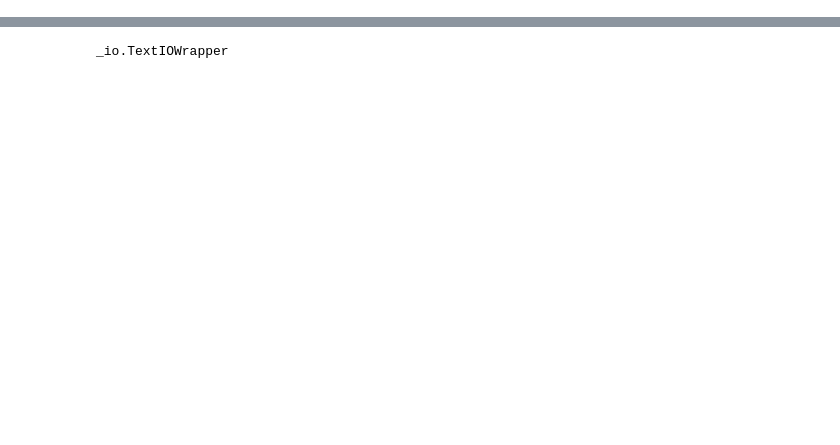
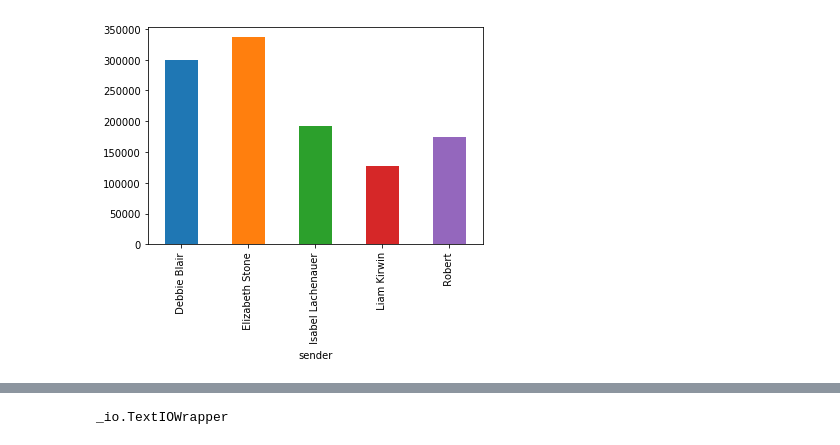
Before and after one commit to robert-sturrock/whatsapp-analysis-python, a Jupyter notebook: whatsapp-chat-analysis.ipynb, the cells around one changed output, grey strips where cells are left out. Cells and saved outputs as stored; diff of their text form; code cells hidden in the pictures; blank space fills up the shorter version.

```diff
--- a/whatsapp-chat-analysis.ipynb
+++ b/whatsapp-chat-analysis.ipynb
@@ -42,0 +278,5 @@ chat_text[1:10000]
+# %%
+for col in su:
+    su[col].plot.bar()
+# %% [output]
+[figure, added]
```
Also changed, not shown: parts of 49 cells of this notebook.
